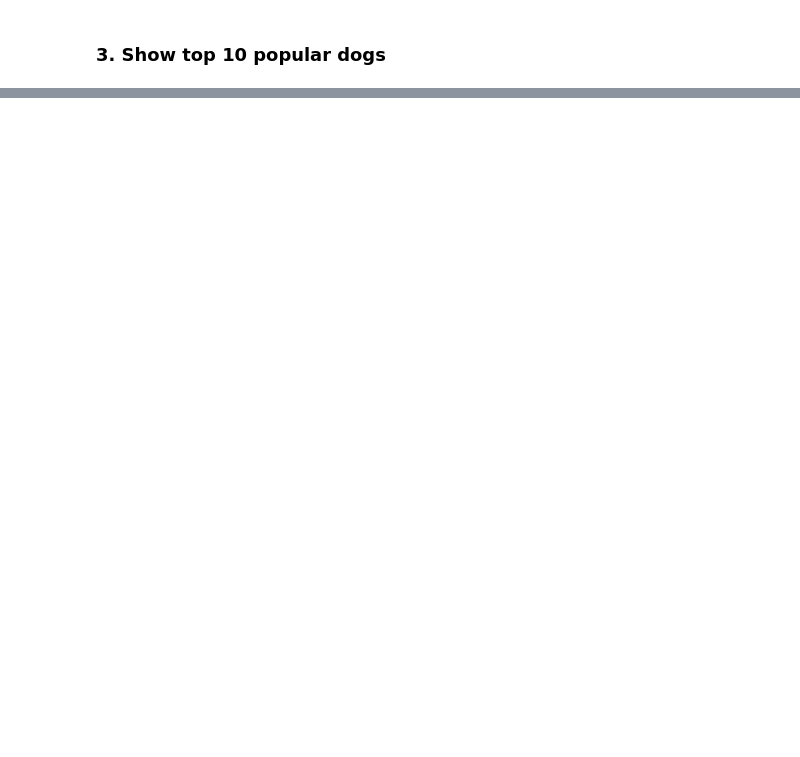
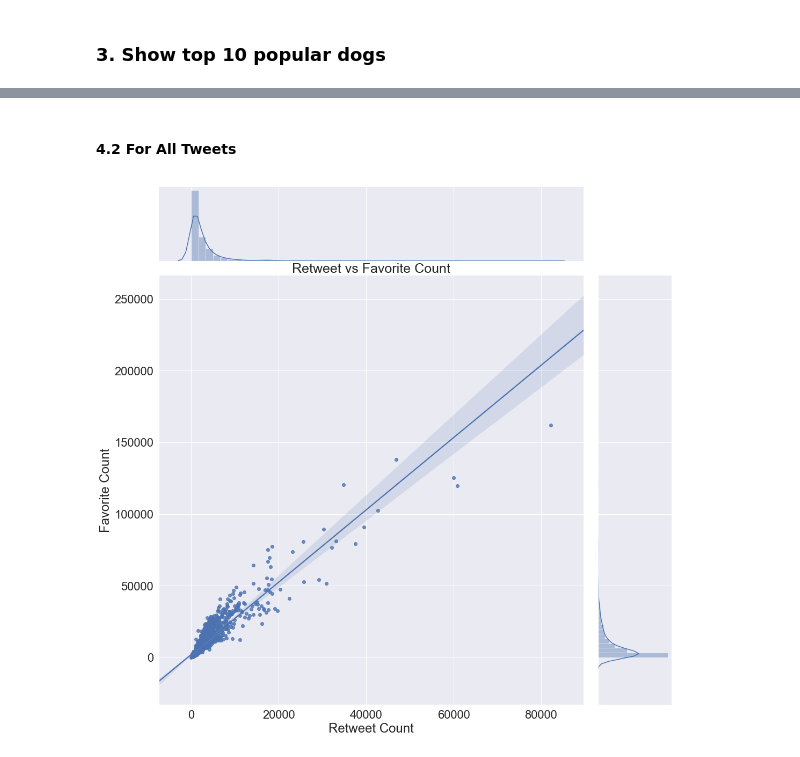
Before and after one commit to Alyahya-A/wrangle-and-analyze-data, a Jupyter notebook: wrangle_act.ipynb, the cells around one changed output, grey strips where cells are left out. Cells and saved outputs as stored; diff of their text form; code cells hidden in the pictures; blank space fills up the shorter version.

```diff
--- a/wrangle_act.ipynb
+++ b/wrangle_act.ipynb
@@ -1239,0 +1201,15 @@ ax.set_title("Retweet vs Favorite Count Based on 5 popular Dogs", fontsize=15);
+# %% [markdown]
+#### 4.2 For All Tweets
+# %%
+lm = sns.jointplot(x="retweet_count", y="favorite_count", data=f_df, kind="reg", height=15)
+
+# Change the size of x and y lables.
+import seaborn as sborn
+sborn.set(font_scale=2)
+
+ax = plt.gca()
+ax.set_xlabel('Retweet Count')
+ax.set_ylabel('Favorite Count')
+ax.set_title("Retweet vs Favorite Count", fontsize=25);
+# %% [output]
+[figure, added]
```
Also changed, not shown: parts of 11 cells of this notebook.
